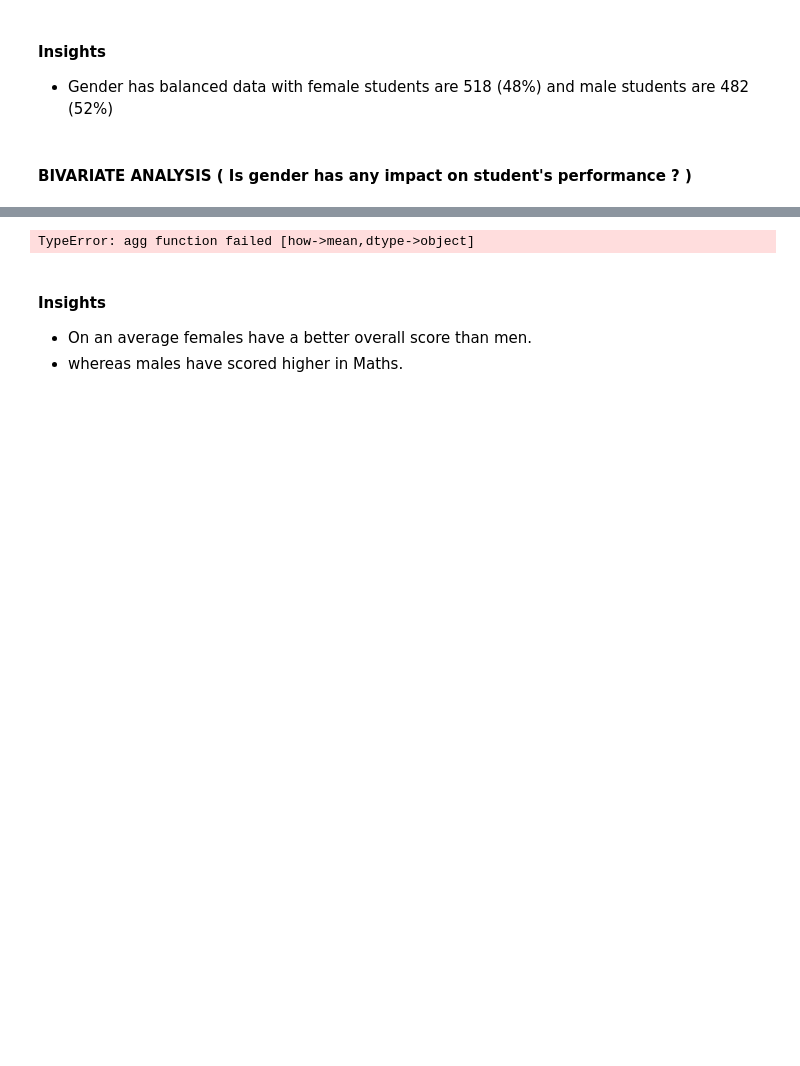
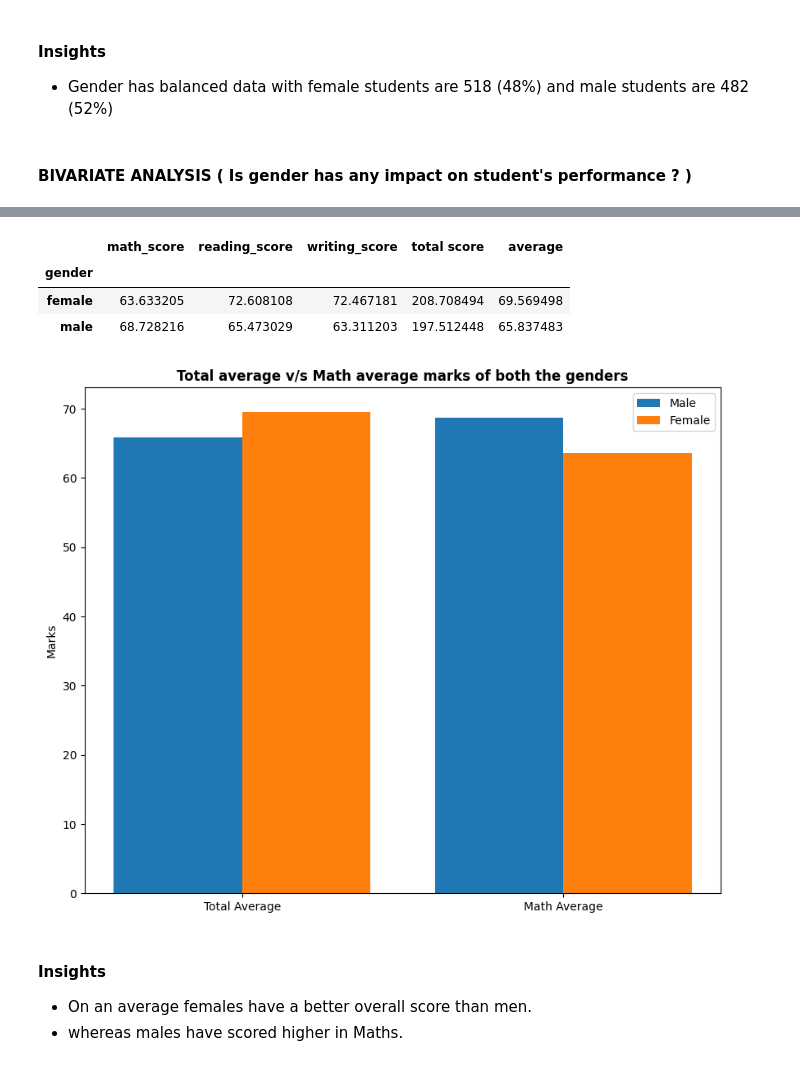
Before and after one commit to mhoyor/mlproject, a Jupyter notebook: notebook/1 . EDA STUDENT PERFORMANCE .ipynb, the cells around one changed output, grey strips where cells are left out. Drawn from its saved outputs; the diff is of its cells as text; code cells hidden in the pictures; blank space fills up the shorter version.

```diff
--- a/notebook/1 . EDA STUDENT PERFORMANCE .ipynb
+++ b/notebook/1 . EDA STUDENT PERFORMANCE .ipynb
@@ -430,27 +444,32 @@ plt.show()
 # %%
-gender_group = df.groupby('gender').mean()
+gender_group = df.groupby('gender')[df.select_dtypes(include='number').columns].mean()
 gender_group
 # %% [output]
-TypeError: agg function failed [how->mean,dtype->object]
+|  | math_score | reading_score | writing_score | total score | average |
+| gender |  |  |  |  |  |
+| female | 63.633205 | 72.608108 | 72.467181 | 208.708494 | 69.569498 |
+| male | 68.728216 | 65.473029 | 63.311203 | 197.512448 | 65.837483 |
 # %%
 plt.figure(figsize=(10, 8))
 
 X = ['Total Average','Math Average']
 
 
-female_scores = [gender_group['average'][0], gender_group['math score'][0]]
-male_scores = [gender_group['average'][1], gender_group['math score'][1]]
+female_scores = [gender_group['average'][0], gender_group['math_score'][0]]
+male_scores = [gender_group['average'][1], gender_group['math_score'][1]]
 
 X_axis = np.arange(len(X))
 
 plt.bar(X_axis - 0.2, male_scores, 0.4, label = 'Male')
 plt.bar(X_axis + 0.2, female_scores, 0.4, label = 'Female')
 
 plt.xticks(X_axis, X)
 plt.ylabel("Marks")
 plt.title("Total average v/s Math average marks of both the genders", fontweight='bold')
 plt.legend()
 plt.show()
+# %% [output]
+[figure, added]
 # %% [markdown]
 #### Insights
 - On an average females have a better overall score than men.
```
Also changed, not shown: parts of 11 cells of this notebook.
